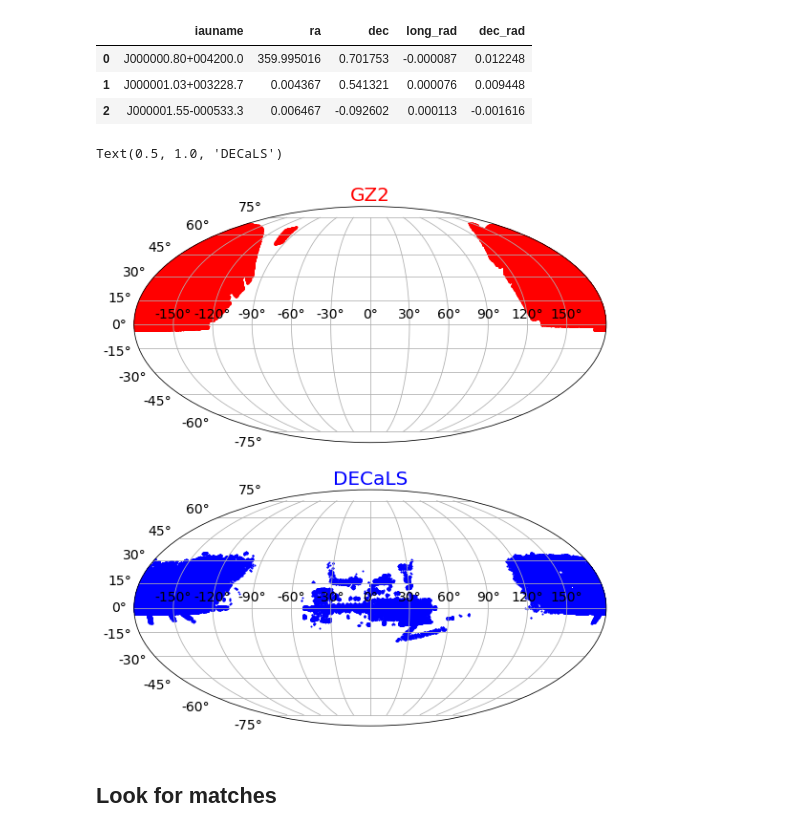
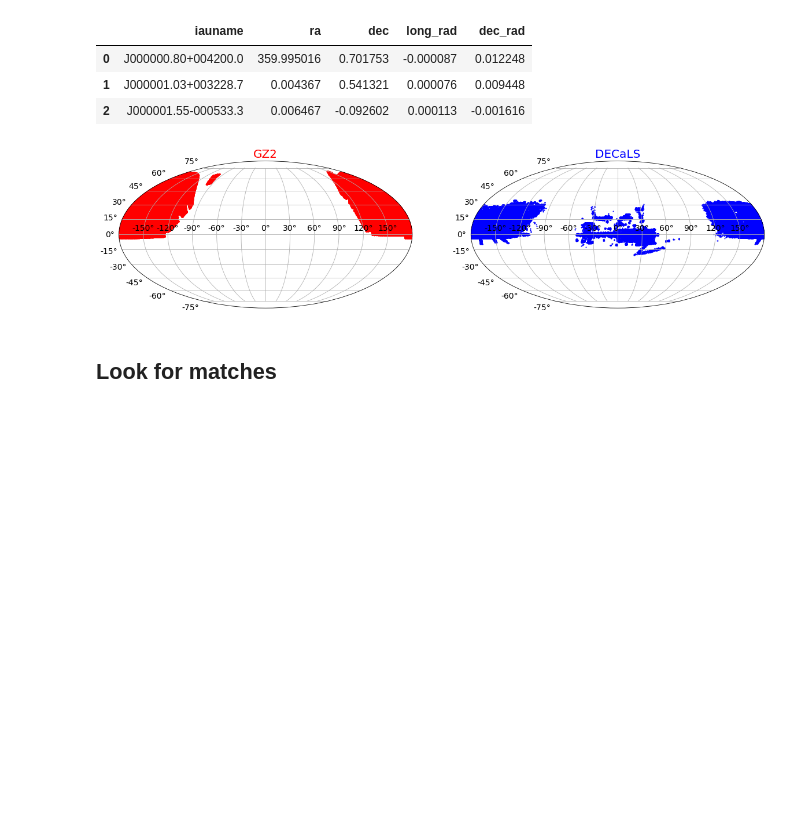
Before and after one commit to colinleach/proj502, a Jupyter notebook: notebooks_local/Survey sky coverage.ipynb, the cells around one changed output. Drawn from its saved outputs; the diff is of its cells as text; code cells hidden in the pictures; blank space fills up the shorter version.

```diff
--- a/notebooks_local/Survey sky coverage.ipynb
+++ b/notebooks_local/Survey sky coverage.ipynb
@@ -77,20 +83,19 @@ decals.head(3)
 | 2 | J000001.55-000533.3 | 0.006467 | -0.092602 | 0.000113 | -0.001616 |
 # %%
 plt.rcParams.update({'font.size': 14})
-fig = plt.figure(figsize=(10,10))
-ax1 = plt.subplot(211, projection="mollweide")
+fig = plt.figure(figsize=(20,10))
+ax1 = plt.subplot(121, projection="mollweide")
 ax1.scatter(gz2['long_rad'], gz2['dec_rad'], s=1, c='r')
 ax1.grid(True)
 ax1.set_title('GZ2', size=20, color='r')
-ax2 = plt.subplot(212, projection="mollweide")
+ax2 = plt.subplot(122, projection="mollweide")
 ax2.scatter(decals['long_rad'], decals['dec_rad'], s=1, c='b')
 ax2.grid(True);
 ax2.set_title('DECaLS', size=20, color='b')
 # plt.savefig(figures_dir / 'coverage.pdf')
 # plt.savefig(figures_dir / 'coverage.png')
 # %% [output]
-Text(0.5, 1.0, 'DECaLS')
-[figure, old version]
+[figure, new version]
 # %% [markdown]
 ## Look for matches
 # %% [markdown]
```
Also changed, not shown: parts of 7 cells of this notebook, 6 other files.
